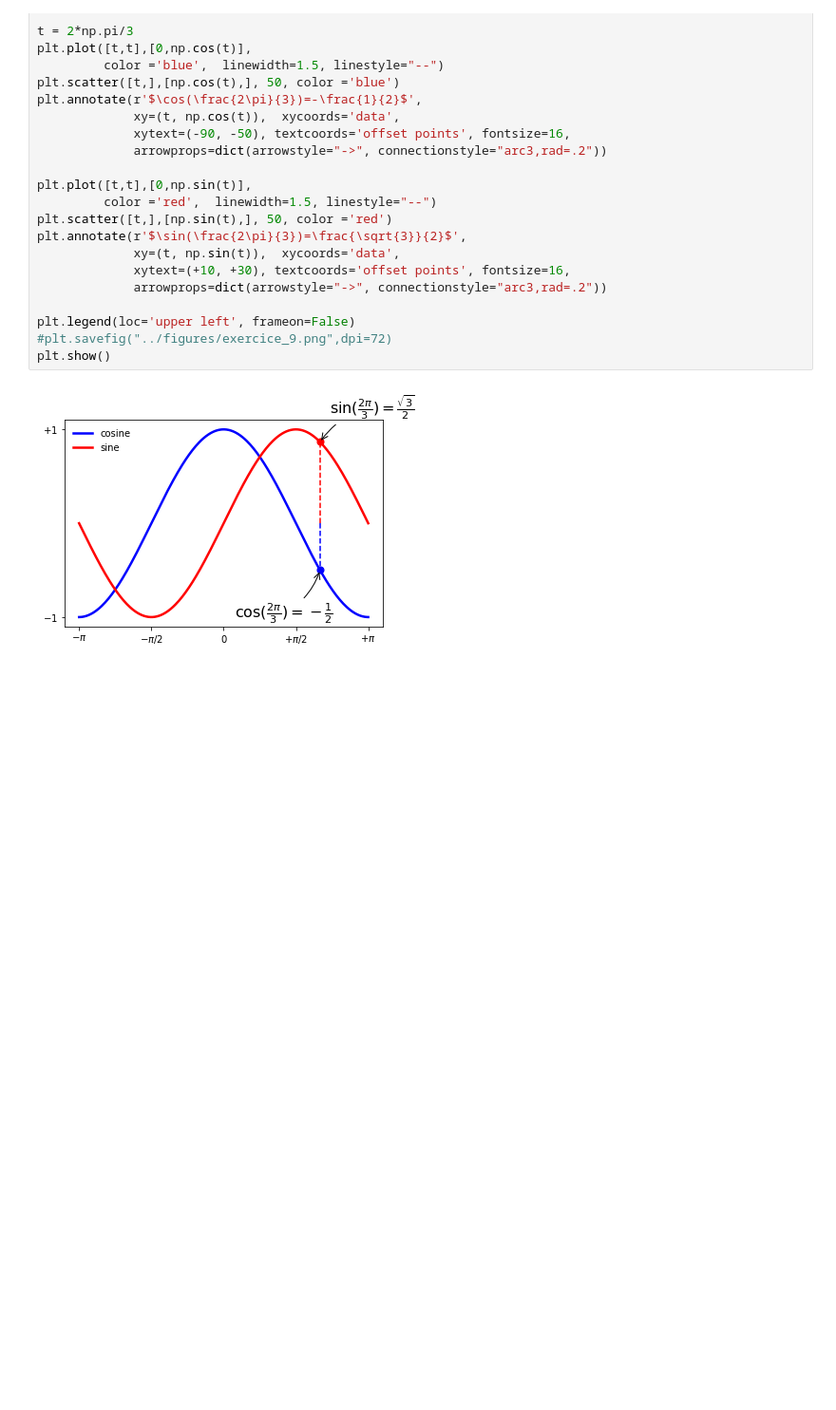
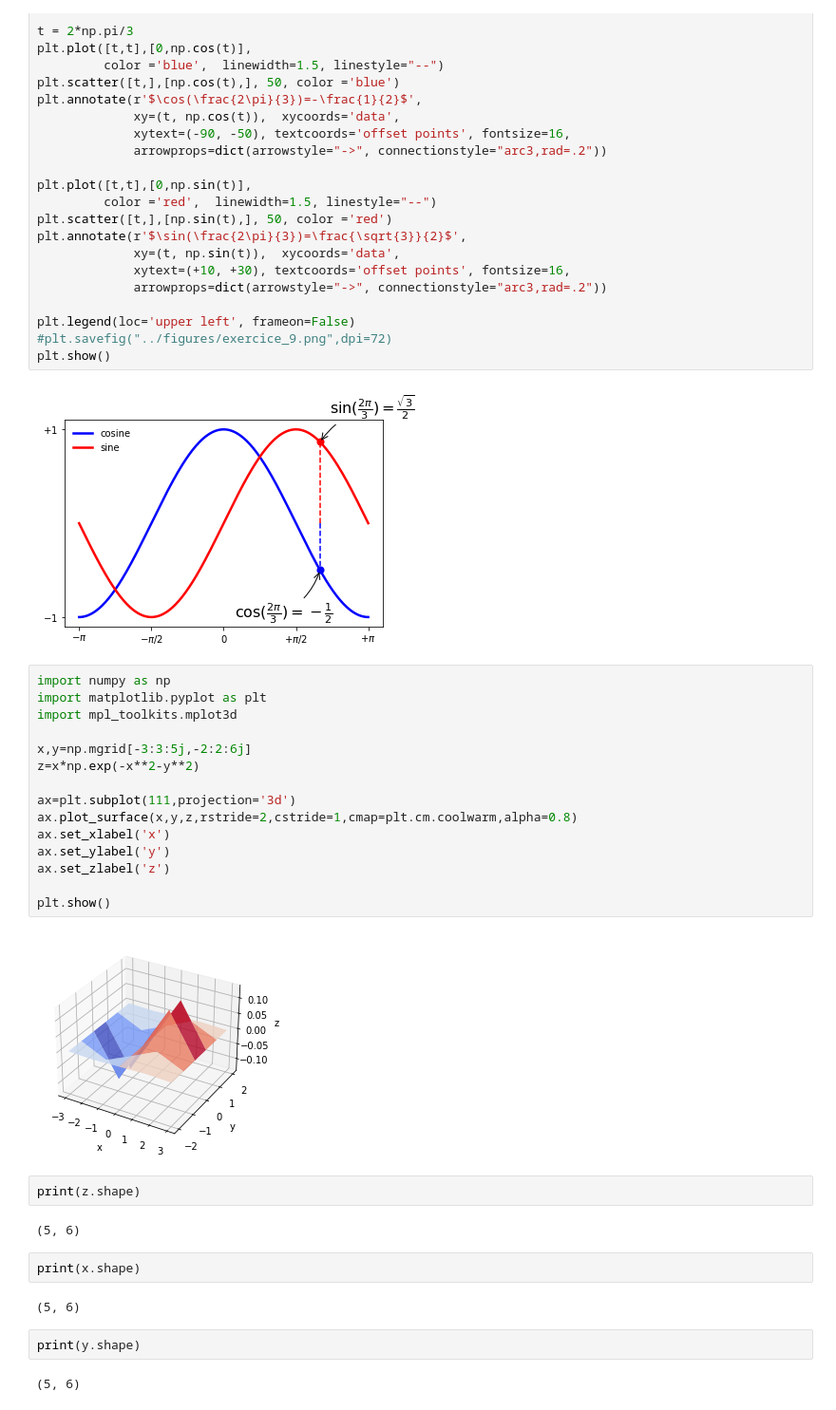
Before and after one commit to wbzhang2594/pilotJupyterNotebook, a Jupyter notebook: matplot/drawPlot.ipynb, the cells around one changed output. Shown at 95% size. Saved outputs shown, nothing was run; the diff lists cells and outputs as text; blank space fills up the shorter version.

```diff
--- a/matplot/drawPlot.ipynb
+++ b/matplot/drawPlot.ipynb
@@ -82,3 +82,32 @@ plt.legend(loc='upper left', frameon=False)
 plt.show()
 # %% [output]
 [figure]
+# %%
+import numpy as np
+import matplotlib.pyplot as plt
+import mpl_toolkits.mplot3d
+
+x,y=np.mgrid[-3:3:5j,-2:2:6j]
+z=x*np.exp(-x**2-y**2)
+
+ax=plt.subplot(111,projection='3d')
+ax.plot_surface(x,y,z,rstride=2,cstride=1,cmap=plt.cm.coolwarm,alpha=0.8)
+ax.set_xlabel('x')
+ax.set_ylabel('y')
+ax.set_zlabel('z')
+
+plt.show()
+# %% [output]
+[figure, added]
+# %%
+print(z.shape)
+# %% [output]
+(5, 6)
+# %%
+print(x.shape)
+# %% [output]
+(5, 6)
+# %%
+print(y.shape)
+# %% [output]
+(5, 6)
```
Also changed, not shown: parts of 3 cells of this notebook, 7 other files.
